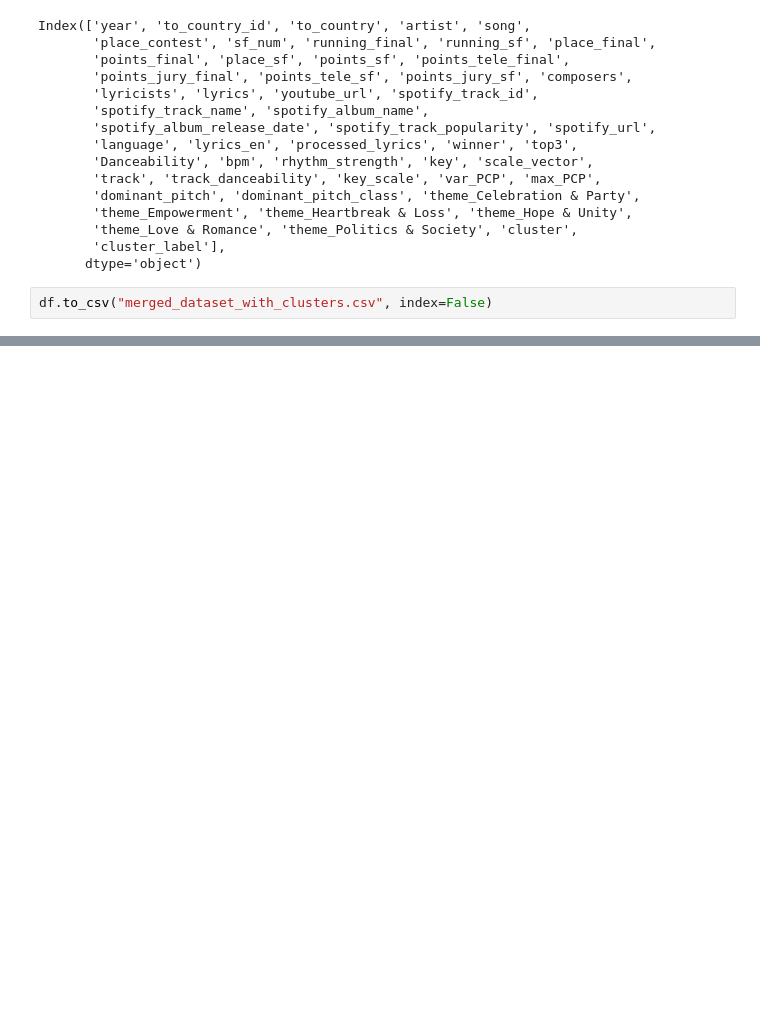
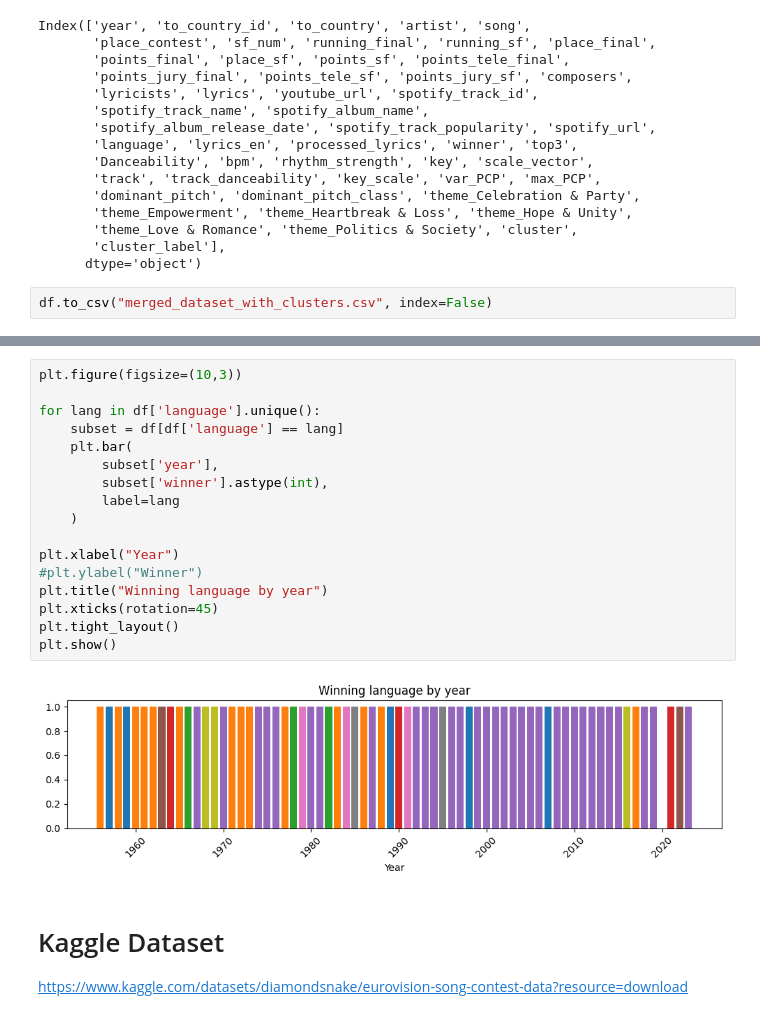
Before and after one commit to figgarnold/Eurovision, a Jupyter notebook: Analysis.ipynb, the cells around one changed output, grey strips where cells are left out. Drawn from its saved outputs; the diff is of its cells as text; blank space fills up the shorter version.

Commit message:
kmeans and additional datasets

```diff
--- a/Analysis.ipynb
+++ b/Analysis.ipynb
@@ -356,0 +454,22 @@ df.to_csv("merged_dataset_with_clusters.csv", index=False)
+# %%
+plt.figure(figsize=(10,3))
+
+for lang in df['language'].unique():
+    subset = df[df['language'] == lang]
+    plt.bar(
+        subset['year'],
+        subset['winner'].astype(int),
+        label=lang
+    )
+
+plt.xlabel("Year")
+#plt.ylabel("Winner")
+plt.title("Winning language by year")
+plt.xticks(rotation=45)
+plt.tight_layout()
+plt.show()
+# %% [output]
+[figure, added]
+# %% [markdown]
+# Kaggle Dataset
+https://www.kaggle.com/datasets/diamondsnake/eurovision-song-contest-data?resource=download
```
Also changed, not shown: parts of 12 cells of this notebook, 2 other files.
